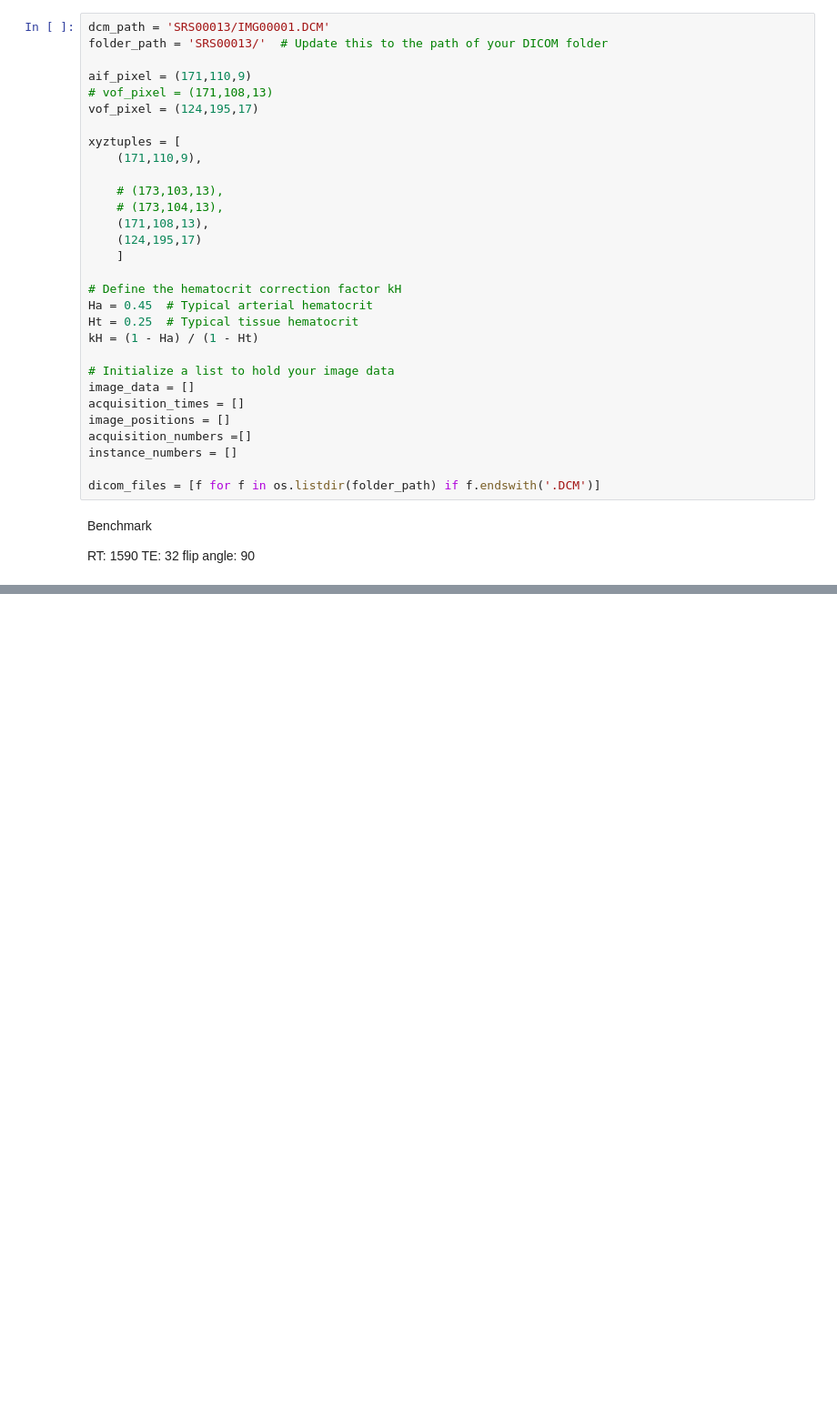
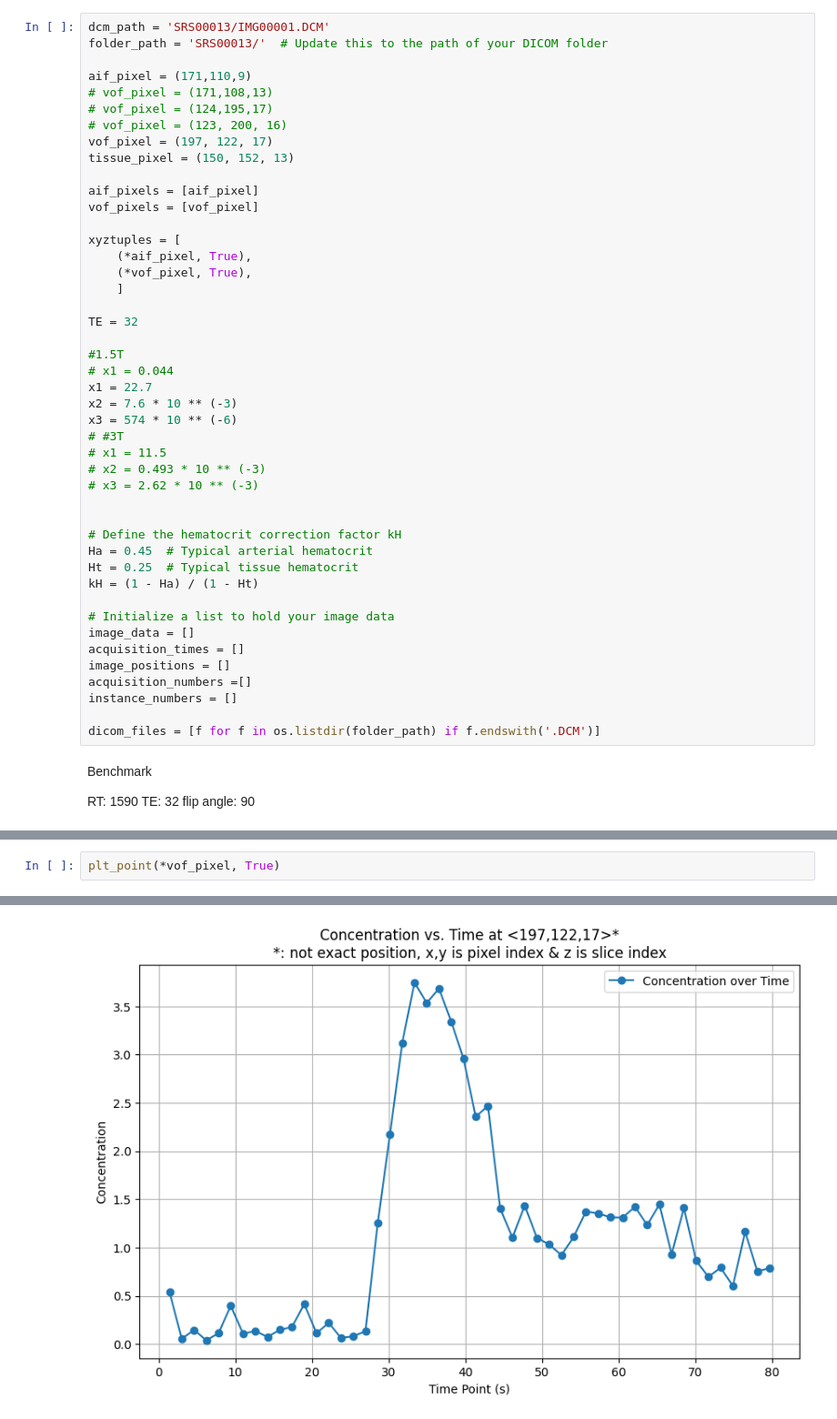
Before and after one commit to qqgjyx/MATH-Group, a Jupyter notebook: model.ipynb, the cells around one changed output, grey strips where cells are left out. Shown at 91% size. Cells and saved outputs as stored; diff of their text form; blank space fills up the shorter version.

```diff
--- a/model.ipynb
+++ b/model.ipynb
@@ -18,16 +22,31 @@ folder_path = 'SRS00013/'  # Update this to the path of your DICOM folder
 
 aif_pixel = (171,110,9)
 # vof_pixel = (171,108,13)
-vof_pixel = (124,195,17)
+# vof_pixel = (124,195,17)
+# vof_pixel = (123, 200, 16)
+vof_pixel = (197, 122, 17)
+tissue_pixel = (150, 152, 13)
+
+aif_pixels = [aif_pixel]
+vof_pixels = [vof_pixel]
 
 xyztuples = [
-    (171,110,9),
+    (*aif_pixel, True),
+    (*vof_pixel, True),
+    ]
 
-    # (173,103,13),
-    # (173,104,13),
-    (171,108,13),
-    (124,195,17)
-    ]
+TE = 32
+
+#1.5T
+# x1 = 0.044
+x1 = 22.7
+x2 = 7.6 * 10 ** (-3)
+x3 = 574 * 10 ** (-6)
+# #3T
+# x1 = 11.5
+# x2 = 0.493 * 10 ** (-3)
+# x3 = 2.62 * 10 ** (-3)
+
 
 # Define the hematocrit correction factor kH
 Ha = 0.45  # Typical arterial hematocrit
@@ -300,0 +307,3 @@ Tissue blood flow (F): (50,)
+# %%
+plt_point(*vof_pixel, True)
+# %% [output]
@@ -300,0 +316 @@ Tissue blood flow (F): (50,)
+[figure, added]
```
Also changed, not shown: parts of 10 cells of this notebook, 4 other files.
